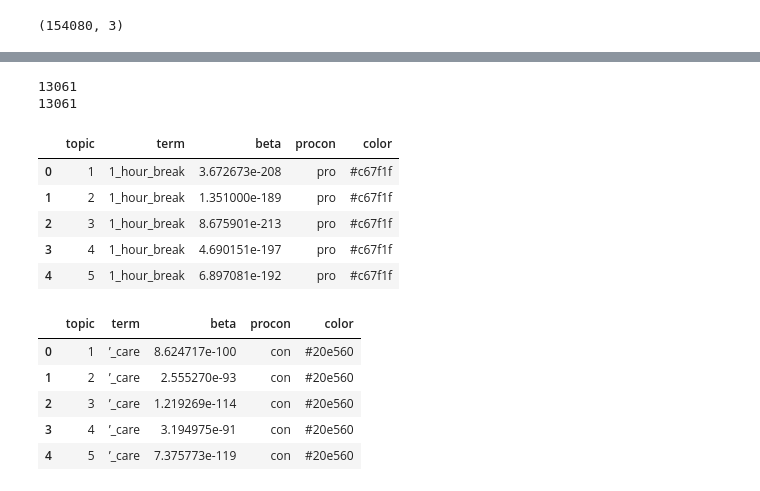
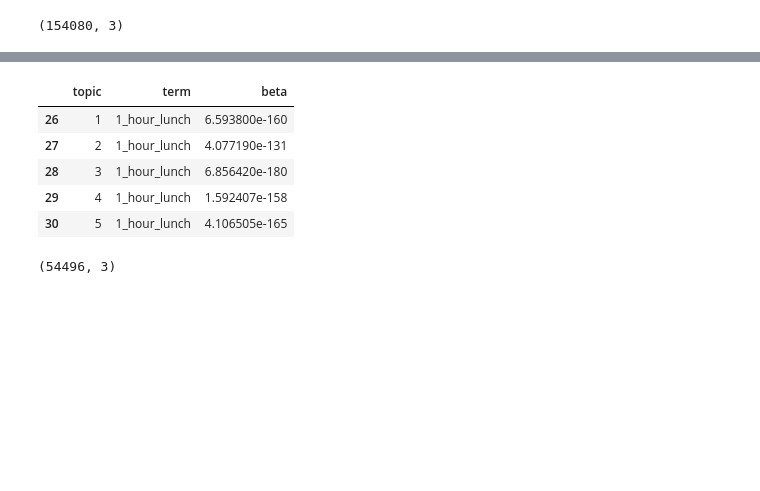
Before and after one commit to bishalsainju/Job-Satisfaction, a Jupyter notebook: analysis/clustering/alpha-beta/topic clustering.ipynb, the cells around one changed output, grey strips where cells are left out. Cells and saved outputs as stored; diff of their text form; code cells hidden in the pictures; blank space fills up the shorter version.

```diff
--- a/analysis/clustering/alpha-beta/topic clustering.ipynb
+++ b/analysis/clustering/alpha-beta/topic clustering.ipynb
@@ -367,53 +372,0 @@ print(pro_con)
-# %%
-just_pro = list(set(pro_terms) - set(con_terms))
-just_con = list(set(con_terms) - set(pro_terms))
-
-
-print(len(just_pro) + len(just_con) + 2*len(pro_con))
-print(len(pro_terms) + len(con_terms))
-# %% [output]
-13061
-13061
-# %%
-
-n = len(just_con)
-for i in range(1, num_topics_pro+1):
-    topic = np.full(n, i)
-    beta = np.full(n, 0)
-    df_temp = pd.DataFrame()
-    df_temp["topic"] = topic
-    df_temp["term"] = just_con
-    df_temp["beta"] = beta
-    df_pro = pd.concat([df_pro, df_temp], ignore_index=True, sort=False)
-
-n = len(just_pro)
-for i in range(1, num_topics_con+1):
-    topic = np.full(n, i)
-    beta = np.full(n, 0)
-    df_temp = pd.DataFrame()
-    df_temp["topic"] = topic
-    df_temp["term"] = just_pro
-    df_temp["beta"] = beta
-    df_con = pd.concat([df_con, df_temp], ignore_index=True, sort=False)
-
-
-df_pro["procon"] = "pro"
-df_pro["color"] = "#c67f1f"
-df_con["procon"] = "con"
-df_con["color"] = "#20e560"
-
-display(df_pro.head())
-display(df_con.head())
-# %% [output]
-|  | topic | term | beta | procon | color |
-| 0 | 1 | 1_hour_break | 3.672673e-208 | pro | #c67f1f |
-| 1 | 2 | 1_hour_break | 1.351000e-189 | pro | #c67f1f |
-| 2 | 3 | 1_hour_break | 8.675901e-213 | pro | #c67f1f |
-| 3 | 4 | 1_hour_break | 4.690151e-197 | pro | #c67f1f |
-| 4 | 5 | 1_hour_break | 6.897081e-192 | pro | #c67f1f |
-|  | topic | term | beta | procon | color |
-| 0 | 1 | ’_care | 8.624717e-100 | con | #20e560 |
-| 1 | 2 | ’_care | 2.555270e-93 | con | #20e560 |
-| 2 | 3 | ’_care | 1.219269e-114 | con | #20e560 |
-| 3 | 4 | ’_care | 3.194975e-91 | con | #20e560 |
-| 4 | 5 | ’_care | 7.375773e-119 | con | #20e560 |
@@ -421,0 +373,16 @@ df = pd.concat([df_pro, df_con], ignore_index=True, sort=False)
+# %%
+df_pro1 = df_pro.loc[df_pro['term'].isin(pro_con)]
+df_con1 = df_con.loc[df_con['term'].isin(pro_con)]
+# %%
+df_pro1.head()
+# %% [output]
+|  | topic | term | beta |
+| 26 | 1 | 1_hour_lunch | 6.593800e-160 |
+| 27 | 2 | 1_hour_lunch | 4.077190e-131 |
+| 28 | 3 | 1_hour_lunch | 6.856420e-180 |
+| 29 | 4 | 1_hour_lunch | 1.592407e-158 |
+| 30 | 5 | 1_hour_lunch | 4.106505e-165 |
+# %%
+df_pro1.shape
+# %% [output]
+(54496, 3)
```
Also changed, not shown: parts of 5 cells of this notebook, 3 other files.
